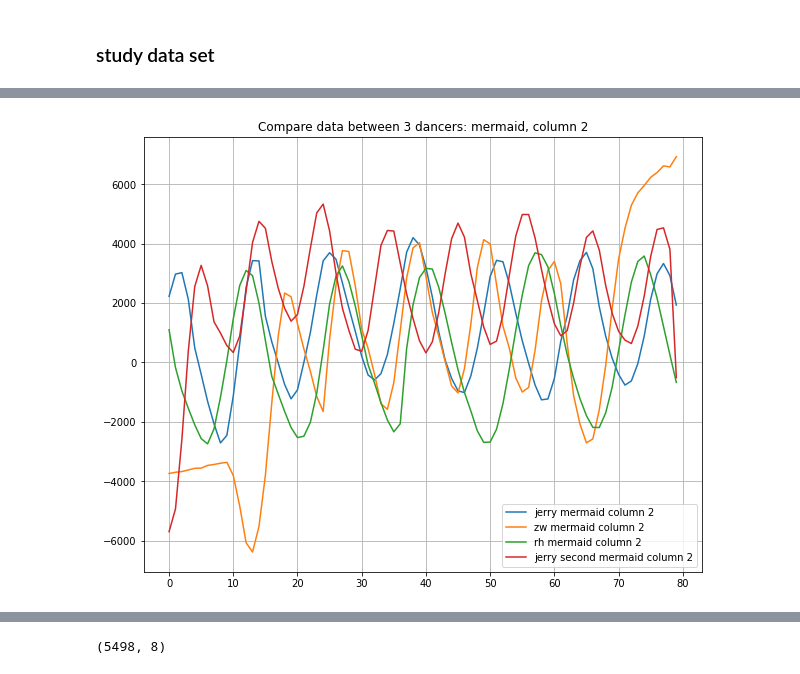
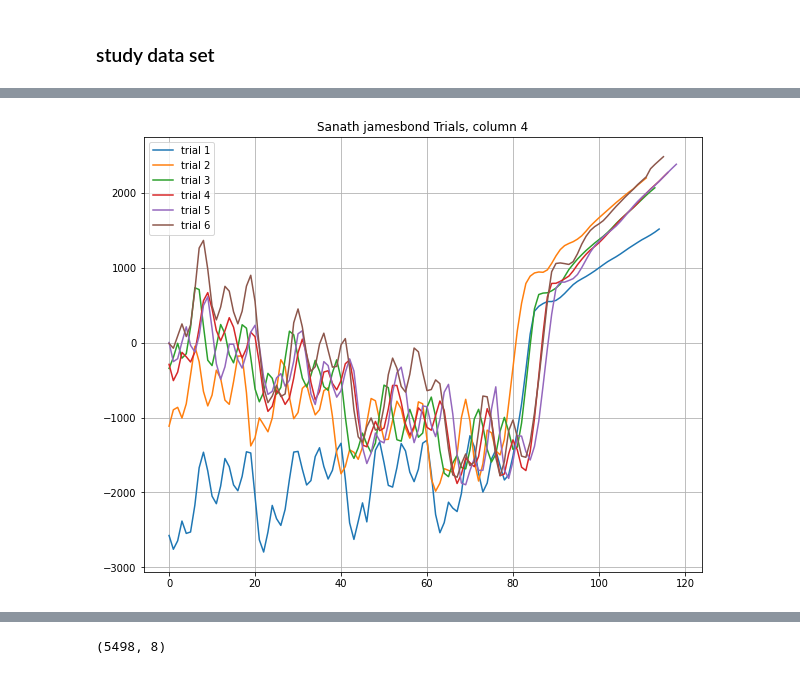
Before and after one commit to CG4002-AY2122S1-B02/CG4002_Capstone, a Jupyter notebook: ML/boing_week_13.ipynb, the cells around one changed output, grey strips where cells are left out. Saved outputs shown, nothing was run; the diff lists cells and outputs as text; code cells hidden in the pictures.

```diff
--- a/ML/boing_week_13.ipynb
+++ b/ML/boing_week_13.ipynb
@@ -121,15 +136,0 @@ for column in column_l:
-# %%
-#cowboy, jamesbond, dab, mermaid,pushback, scarescrow
-p1 = pd.read_csv('real_data/rh_d3/rh_3_mermaid.csv',index_col = False)
-p1 = p1[p1['0'] != 1]
-p1 = p1[p1['0'] != 2]
-temp_list =[]
-for i in range(3,9):
-    temp = p1[p1['0'] == i]
-    temp = temp[10:]
-    temp_list.append(temp)
-p2 = pd.concat(temp_list)
-
-# p1 = p1[p1['Unnamed: 0'] >= 15]
-p2.plot(x='Unnamed: 0',y=['1'])
-p1.to_csv('real_data/w13/rh_3_mermaid.csv',index = False)
@@ -138,65 +137,17 @@ p1.to_csv('real_data/w13/rh_3_mermaid.csv',index = False)
 # %%
-#df=(df-df.mean())/df.std()
-move = 'mermaid'
-t1 = pd.read_csv(f"real_data/w13/jerry_{move}.csv", index_col = False)
-print(t1.shape)
-t2 = pd.read_csv(f"real_data/w13/zw_{move}.csv", index_col = False)
-print(t2.shape)
-t3 = pd.read_csv(f"real_data/w13/rh_{move}.csv", index_col = False)
-print(t3.shape)
-# test_data_4 = pd.read_csv('josh_log.csv', index_col = False)
-# test_data_4 = test_data_4[:80]
-t5 = pd.read_csv(f"real_data/w13/jerry_2_{move}.csv", index_col = False)
-print(t5.shape)
-# test_data_6 = pd.read_csv('w11_sanath_2/mermaid_sanath_2_2.csv', index_col = False)
-# print(test_data_6.shape)
-# t1 = t1[t1['0'] == 2]
-# t2 = t2[t2['0'] == 2]
-# t3 = t3[t3['0'] == 2]
-# t5 = t5[t5['0'] == 2]
-t1 = t1[:80].to_numpy()
-t2 = t2[:80].to_numpy()
-t3 = t3[:80].to_numpy()
-t5 = t5[:80].to_numpy()
-# t1=(t1-t1.mean())/t1.std()
-# t2=(t2-t2.mean())/t2.std()
-# t3=(t3-t3.mean())/t3.std()
-# t5=(t5-t5.mean())/t5.std()
-# min_max_scaler = preprocessing.MinMaxScaler()
-# t1 = min_max_scaler.fit_transform(t1)
-# t2 = min_max_scaler.transform(t2)
-# t3 = min_max_scaler.transform(t3)
-# t5 = min_max_scaler.transform(t5)
-print(t1.shape)
-col_l = [2,3,4,5,6,7]
-for col in col_l:
-    fig, ax = plt.subplots(figsize = [10,8])
-    x = [i for i in range(t1.shape[0])]
-    temp1 = t1[:,col]
-    ax.plot(x, temp1, label = f"jerry {move} column {col}")
+test_data_2 = pd.read_csv(os.path.join(data_folder_path_2, 'jamesbond_sanath.csv'), index_col = False)
+print(test_data_2.shape)
 
-    x = [i for i in range(t2.shape[0])]
-    temp2 = t2[:,col]
-    ax.plot(x, temp2, label = f"zw {move} column {col}")
+fig, ax = plt.subplots(figsize = [10,8])
+for i in range(1,7):
+    temp = test_data[test_data['0'] == i]
+    x = [i for i in range(temp.shape[0])]
+    ax.plot(x, temp['4'], label = f"trial {str(i)}")
+#     temp = temp.ewm(com = 2).mean()
+#     ax.plot(x, temp['4'], label = f"trial after EMA {str(i)}")
 
-    x = [i for i in range(t3.shape[0])]
-    temp3 = t3[:,col]
-    ax.plot(x, temp3, label = f"rh {move} column {col}")
-
-    # x = [i for i in range(80)]
-    # temp4 = test_data_4['Ax']
-    # ax.plot(x, temp4, label = f"sanath real mermaid")
-
-    x = [i for i in range(t5.shape[0])]
-    temp5 = t5[:,col]
-    ax.plot(x, temp5, label = f"jerry second {move} column {col}")
-
-    # x = [i for i in range(temp6.shape[0])]
-    # temp6 = temp6['1']
-    # ax.plot(x, temp6, label = f"sanath 2 mermaid trial 2")
-
-    plt.title(f"Compare data between 3 dancers: {move}, column {col}")
-    plt.legend()
-    ax.grid()
-    plt.show()
+plt.title('Sanath jamesbond Trials, column 4')
+plt.legend()
+ax.grid()
+plt.show()
 # %% [output]
@@ -208 +155 @@ for col in col_l:
-[figure, old version]
+[figure, new version]
```
Also changed, not shown: parts of 56 cells of this notebook, 1 other file.
